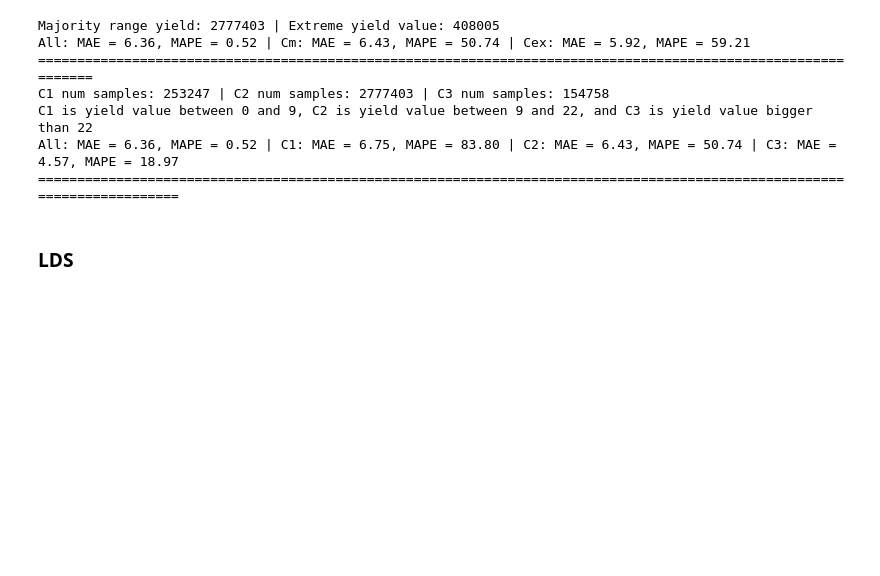
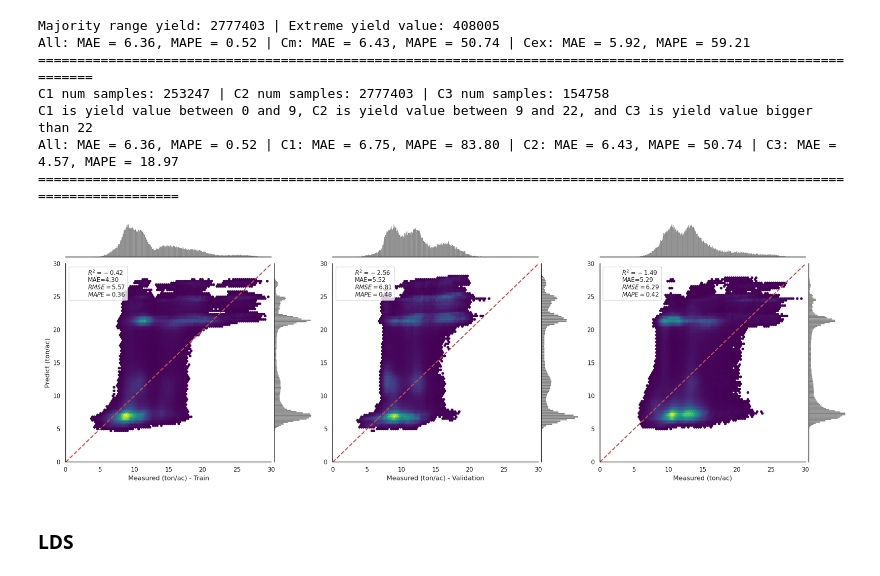
Before and after one commit to plant-ai-biophysics-lab/imbalance_deep_regression_yield_forecasting, a Jupyter notebook: Inference/ReWeightingMethods.ipynb, the cells around one changed output. Cells and saved outputs as stored; diff of their text form; code cells hidden in the pictures; blank space fills up the shorter version.

Commit message:
wasserstien loss with cost function training

```diff
--- a/Inference/ReWeightingMethods.ipynb
+++ b/Inference/ReWeightingMethods.ipynb
@@ -260,6 +260,17 @@ C1 num samples: 253247 | C2 num samples: 2777403 | C3 num samples: 154758
 C1 is yield value between 0 and 9, C2 is yield value between 9 and 22, and C3 is yield value bigger than 22
 All: MAE = 6.36, MAPE = 0.52 | C1: MAE = 6.75, MAPE = 83.80 | C2: MAE = 6.43, MAPE = 50.74 | C3: MAE = 4.57, MAPE = 18.97
 =========================================================================================================================
+# %%
+RGB_train_cost_sensitive  = pd.read_csv('/data2/hkaman/Imbalance/EXPs/EXP_026_B64_Lr001_Wd.05_P3_Bl.05_dw3.9_WWass/026_B64_Lr001_Wd.05_P3_Bl.05_dw3.9_WWass_train.csv',  index_col=0)
+RGB_valid_cost_sensitive  = pd.read_csv('/data2/hkaman/Imbalance/EXPs/EXP_026_B64_Lr001_Wd.05_P3_Bl.05_dw3.9_WWass/026_B64_Lr001_Wd.05_P3_Bl.05_dw3.9_WWass_valid.csv',  index_col=0)
+RGB_test_cost_sensitive   = pd.read_csv('/data2/hkaman/Imbalance/EXPs/EXP_026_B64_Lr001_Wd.05_P3_Bl.05_dw3.9_WWass/026_B64_Lr001_Wd.05_P3_Bl.05_dw3.9_WWass_test.csv',  index_col=0)
+_ = Inference.train_val_test_satterplot(RGB_train_cost_sensitive, RGB_valid_cost_sensitive, RGB_test_cost_sensitive,
+                                    week = 15,
+                                    cmap  = 'viridis',
+                                    mincnt = 100,
+                                    fig_save_name = None)
+# %% [output]
+[figure, added]
 # %% [markdown]
 ### LDS
 # %%
```
Also changed, not shown: 6 other files.
